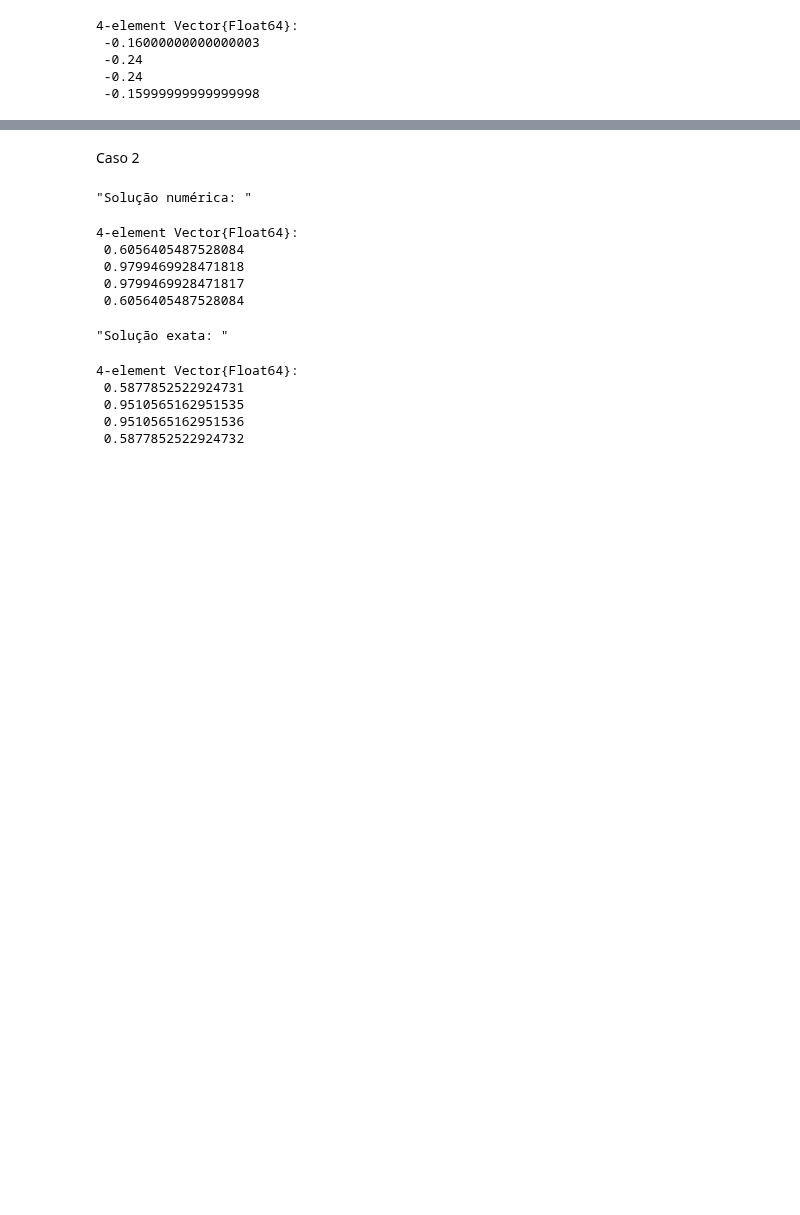
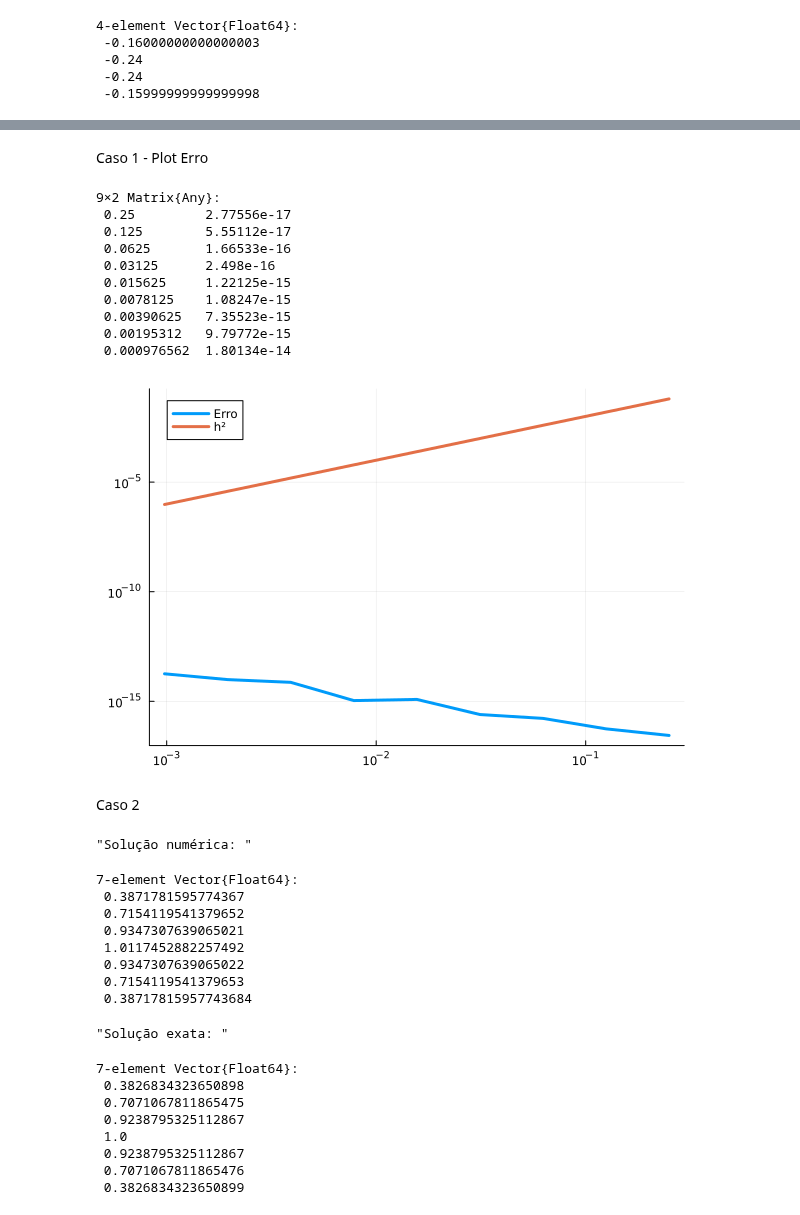
Before and after one commit to CarlosEduardoValladares/Elementos-Finitos-2024.2, a Jupyter notebook: elementos_finitos_01.ipynb, the cells around one changed output, grey strips where cells are left out. Drawn from its saved outputs; the diff is of its cells as text; code cells hidden in the pictures; blank space fills up the shorter version.

```diff
--- a/elementos_finitos_01.ipynb
+++ b/elementos_finitos_01.ipynb
@@ -117,9 +125,44 @@ display(exact_sol)
+# %% [markdown]
+Caso 1 - Plot Erro
+# %%
+erros = []
+n_testes = 10
+m_list = (2 .^(2:n_testes)) .- 1
+h_list = 1 ./ (m_list .+ 1)
+
+for m in m_list
+    points = get_point.(1:m, Iterators.repeated(m, m))
+
+    uh = solve_equation(α, β, m, f1)
+    u = f1_solution.(points)
+
+    erro = norm(u - uh, Inf)
+    push!(erros, erro)
+end
+
+display([h_list erros])
+
+
+plot(h_list, erros, lw=3, label="Erro", xscale = :log10, yscale = :log10)
+plot!(h_list, h_list.^2, lw=3, label="h²", xscale = :log10, yscale = :log10, legend=:topleft)
+# %% [output]
+9×2 Matrix{Any}:
+ 0.25         2.77556e-17
+ 0.125        5.55112e-17
+ 0.0625       1.66533e-16
+ 0.03125      2.498e-16
+ 0.015625     1.22125e-15
+ 0.0078125    1.08247e-15
+ 0.00390625   7.35523e-15
+ 0.00195312   9.79772e-15
+ 0.000976562  1.80134e-14
+[figure, added]
 # %% [markdown]
 Caso 2
 # %%
 α = 1.0
 β = 1.0
-m = 4
+m = 7
 
 num_sol = solve_equation(α, β, m, f2)
 exact_sol = solution_on_points(α, β, m, f2_solution)
@@ -131,14 +174,20 @@ display("Solução exata: ")
 display(exact_sol)
 # %% [output]
 "Solução numérica: "
-4-element Vector{Float64}:
- 0.6056405487528084
- 0.9799469928471818
- 0.9799469928471817
- 0.6056405487528084
+7-element Vector{Float64}:
+ 0.3871781595774367
+ 0.7154119541379652
+ 0.9347307639065021
+ 1.0117452882257492
+ 0.9347307639065022
+ 0.7154119541379653
+ 0.38717815957743684
 "Solução exata: "
-4-element Vector{Float64}:
- 0.5877852522924731
- 0.9510565162951535
- 0.9510565162951536
- 0.5877852522924732
+7-element Vector{Float64}:
+ 0.3826834323650898
+ 0.7071067811865475
+ 0.9238795325112867
+ 1.0
+ 0.9238795325112867
+ 0.7071067811865476
+ 0.3826834323650899
```
Also changed, not shown: parts of 8 cells of this notebook.
